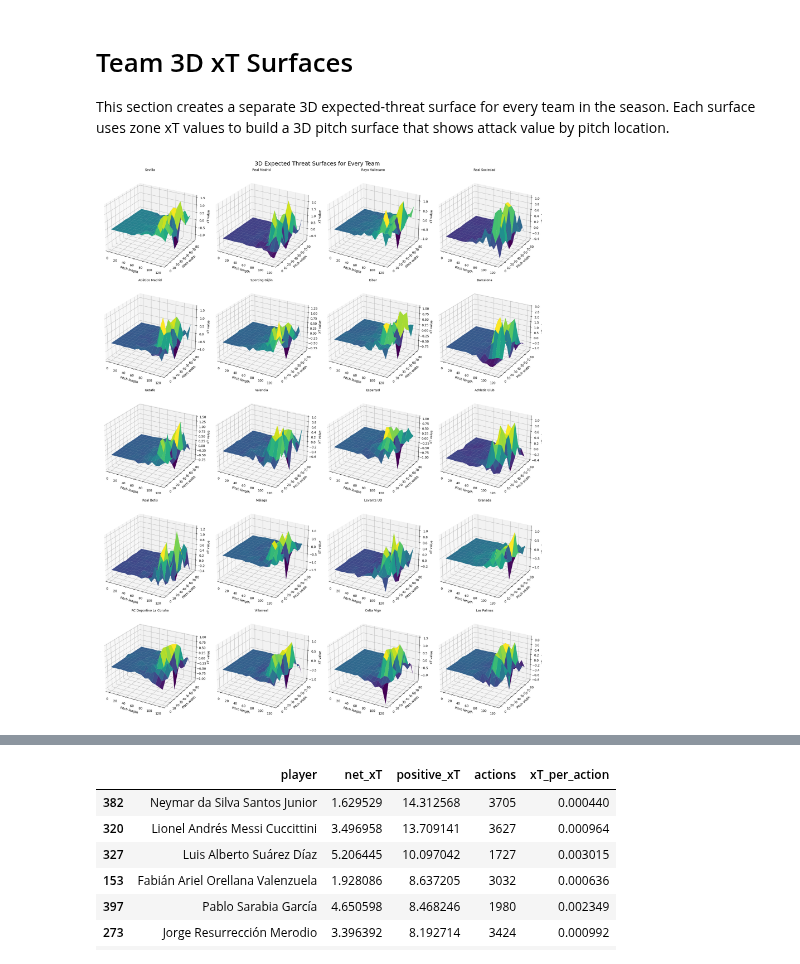
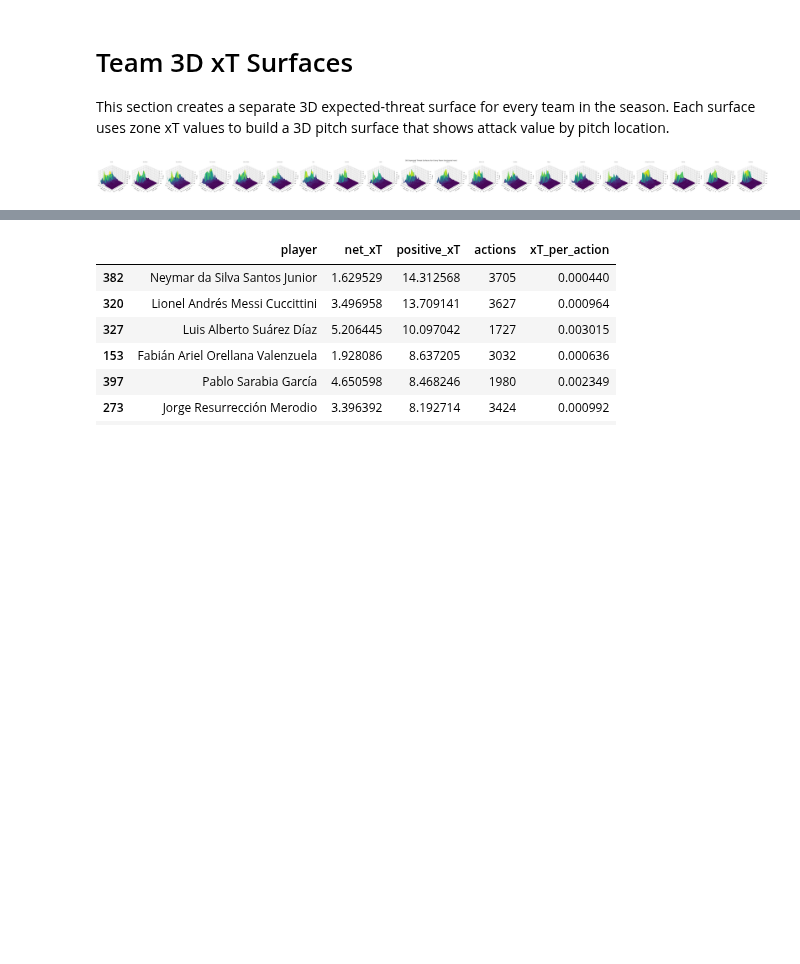
Before and after one commit to liuhouyi720-pixel/World-Cup-2026, a Jupyter notebook: xT_recurrence.ipynb, the cells around one changed output, grey strips where cells are left out. Drawn from its saved outputs; the diff is of its cells as text; code cells hidden in the pictures; blank space fills up the shorter version.

```diff
--- a/xT_recurrence.ipynb
+++ b/xT_recurrence.ipynb
@@ -486,46 +486,46 @@ team_zone_xt = (
 
 teams_sorted = team_zone_xt.sum(axis=1).sort_values(ascending=False).index.tolist()
 n_teams = len(teams_sorted)
-cols = n_teams  # place all team 3D surfaces in one horizontal row
-rows = 1
+cols = 4
+rows = int(np.ceil(n_teams / cols))
 
 from mpl_toolkits.mplot3d import Axes3D
 
-fig = plt.figure(figsize=(5 * cols, 5), constrained_layout=True)
+fig = plt.figure(figsize=(5 * cols, 5 * rows), constrained_layout=True)
 
 X = np.linspace(0, 120, L)
 Y = np.linspace(0, 80, W)
 X_grid, Y_grid = np.meshgrid(X, Y)
 
 for idx, team in enumerate(teams_sorted):
     ax = fig.add_subplot(rows, cols, idx + 1, projection="3d")
     grid = team_zone_xt.loc[team].reindex(range(n_zones), fill_value=0).values.reshape(W, L)
     grid = np.clip(grid, 1e-6, None)
 
     ax.plot_surface(
         X_grid,
         Y_grid,
         grid,
         cmap="viridis",
         edgecolor="none",
         antialiased=True,
         rcount=50,
         ccount=50
     )
 
     ax.set_title(team, fontsize=8)
     ax.set_xlabel("Pitch length")
     ax.set_ylabel("Pitch width")
     ax.set_zlabel("xT value")
     ax.set_zlim(0, float(grid.max()) * 1.05)
 
     # view from lower-left corner
     ax.view_init(elev=30, azim=135)
 
-fig.suptitle("3D Expected Threat Surfaces for Every Team (horizontal row)", fontsize=18)
+fig.suptitle("3D Expected Threat Surfaces for Every Team", fontsize=18)
 plt.show()
 # %% [output]
-[figure, old version]
+[figure, new version]
 # %%
 successful_moves["start_zone"] = successful_moves["start_zone"].astype(int)
 successful_moves["end_zone"] = successful_moves["end_zone"].astype(int)
```
Also changed, not shown: parts of 1 cell of this notebook, 4 other files.
